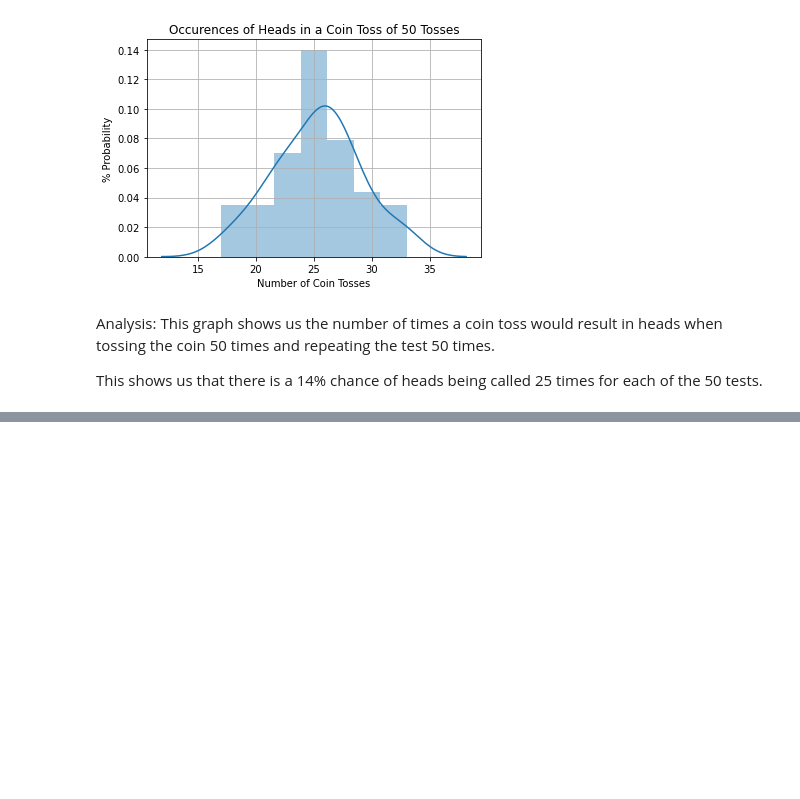
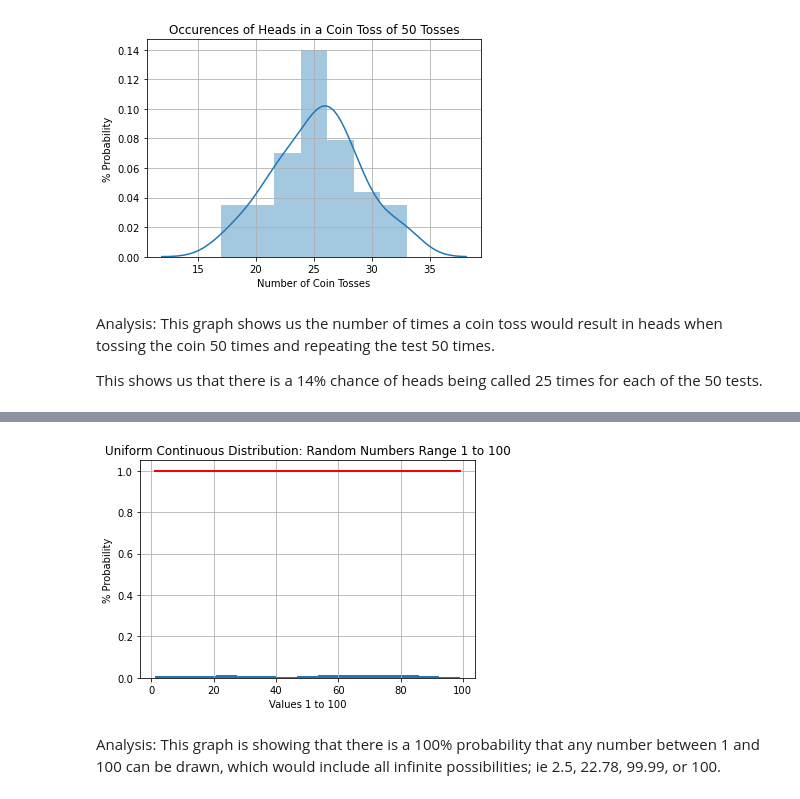
Before and after one commit to KeelyC0d3s/ProgrammingDataAnalysisHW, a Jupyter notebook: numpy.random package.ipynb, the cells around one changed output, grey strips where cells are left out. Cells and saved outputs as stored; diff of their text form; code cells hidden in the pictures; blank space fills up the shorter version.

```diff
--- a/numpy.random package.ipynb
+++ b/numpy.random package.ipynb
@@ -372,3 +428,25 @@ Let's take a look at these two examples with numpy and some visualisations.
+# %%
+import numpy as np
+
+#(b - a) * random_sample() + a
+
+data = (100 - 1) * np.random.default_rng().random(100) + 1
+#print(data)
+
+import matplotlib.pyplot as plt
+count, bins, ignored = plt.hist(data, 15, density=True)
+plt.plot(bins, np.ones_like(bins), linewidth=2, color='r')
+#plt.show()
+
+plt.ylabel("% Probability")
+plt.title("Uniform Continuous Distribution: Random Numbers Range 1 to 100")
+plt.xlabel('Values 1 to 100')
+plt.grid(True)
+plt.show()
+# %% [output]
+[figure, added]
+# %% [markdown]
+Analysis: This graph is showing that there is a 100% probability that any number between 1 and 100 can be drawn, which would include all infinite possibilities; ie 2.5, 22.78, 99.99, or 100.
 # %% [markdown]
 References for Programming for Data Analytics Practical Task:
 
```
Also changed, not shown: parts of 8 cells of this notebook.
